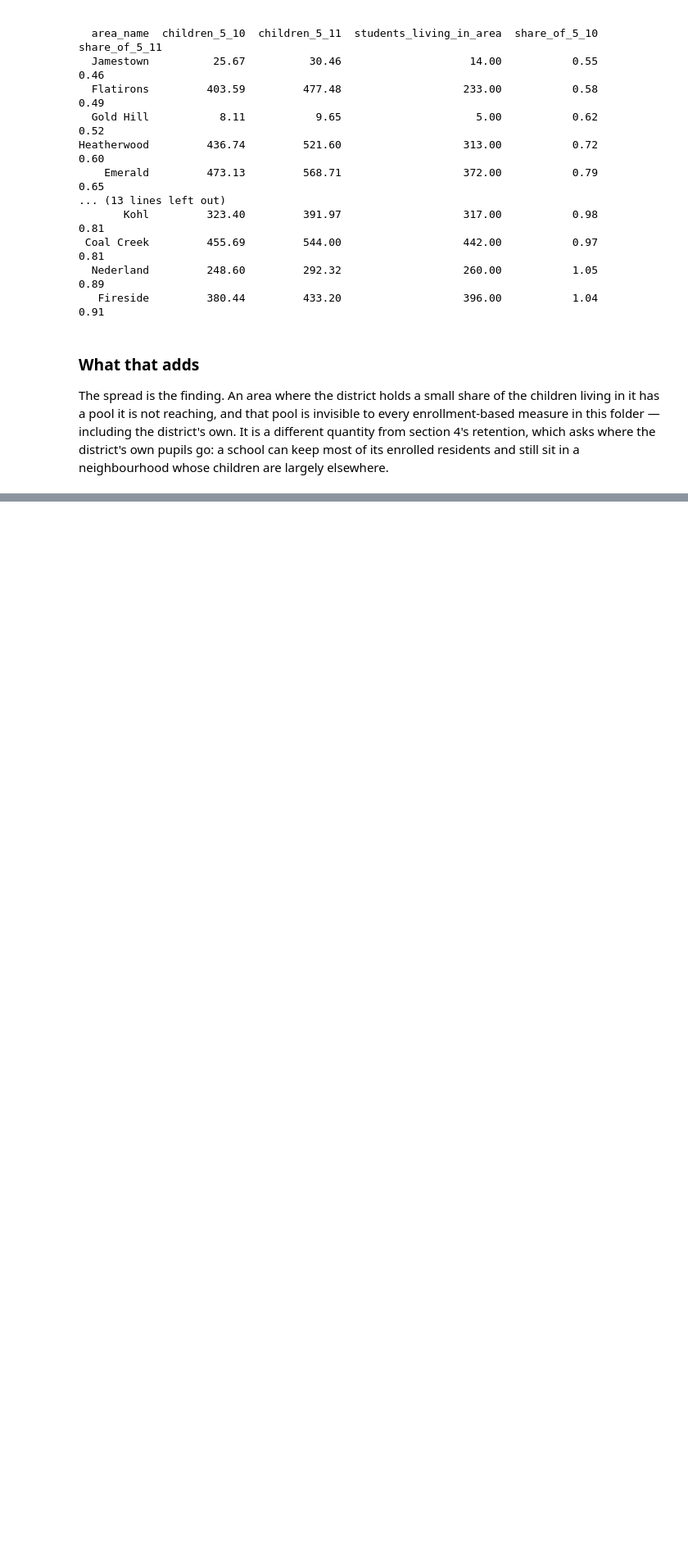
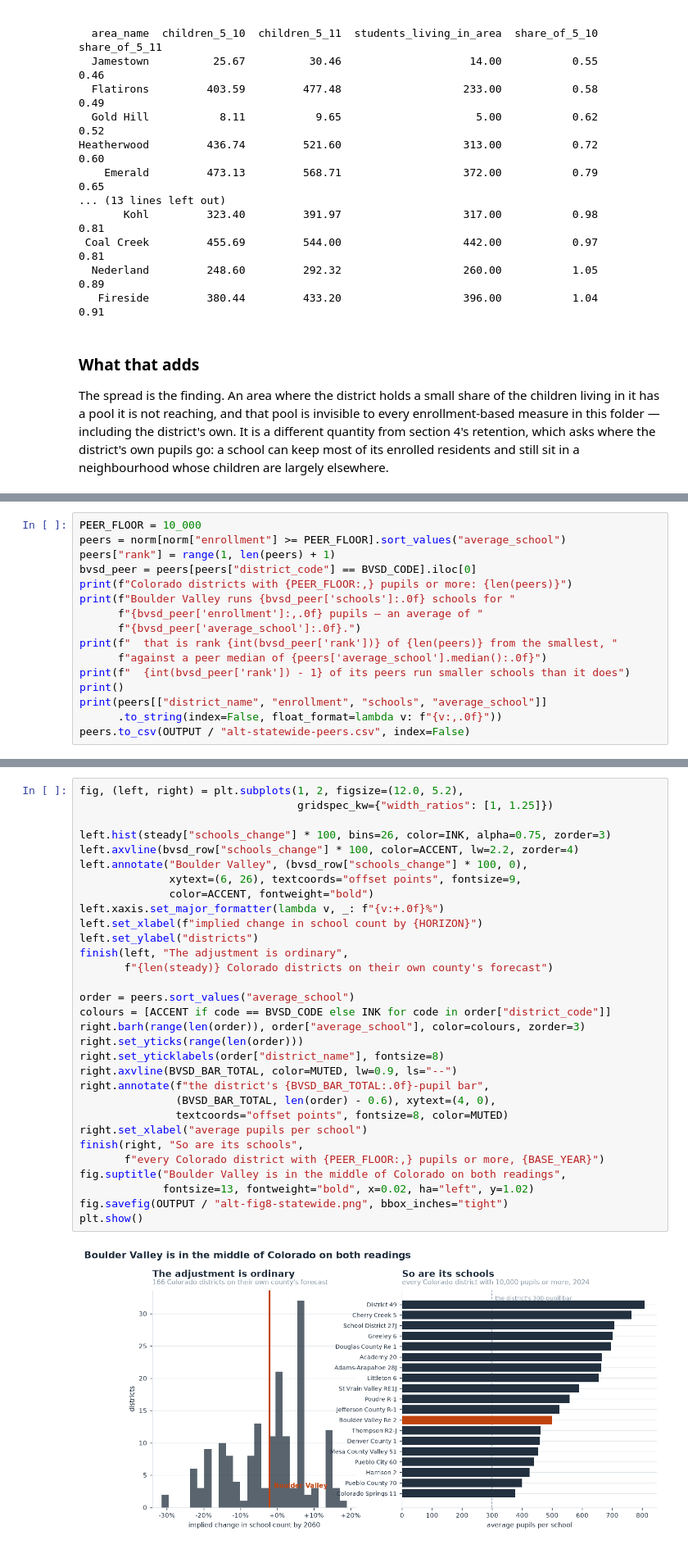
Before and after one commit to brianckeegan/charting-boulder, a Jupyter notebook: 2026-10-alternatives/alternatives-analysis.ipynb, the cells around one changed output, grey strips where cells are left out. Shown at 82% size. Cells and saved outputs as stored; diff of their text form; blank space fills up the shorter version.

```diff
--- a/2026-10-alternatives/alternatives-analysis.ipynb
+++ b/2026-10-alternatives/alternatives-analysis.ipynb
@@ -1634,0 +1782,16 @@ largely elsewhere.
+# %%
+PEER_FLOOR = 10_000
+peers = norm[norm["enrollment"] >= PEER_FLOOR].sort_values("average_school")
+peers["rank"] = range(1, len(peers) + 1)
+bvsd_peer = peers[peers["district_code"] == BVSD_CODE].iloc[0]
+print(f"Colorado districts with {PEER_FLOOR:,} pupils or more: {len(peers)}")
+print(f"Boulder Valley runs {bvsd_peer['schools']:.0f} schools for "
+      f"{bvsd_peer['enrollment']:,.0f} pupils — an average of "
+      f"{bvsd_peer['average_school']:.0f}.")
+print(f"  that is rank {int(bvsd_peer['rank'])} of {len(peers)} from the smallest, "
+      f"against a peer median of {peers['average_school'].median():.0f}")
+print(f"  {int(bvsd_peer['rank']) - 1} of its peers run smaller schools than it does")
+print()
+print(peers[["district_name", "enrollment", "schools", "average_school"]]
+      .to_string(index=False, float_format=lambda v: f"{v:,.0f}"))
+peers.to_csv(OUTPUT / "alt-statewide-peers.csv", index=False)
@@ -1634,0 +1816,33 @@ largely elsewhere.
+# %%
+fig, (left, right) = plt.subplots(1, 2, figsize=(12.0, 5.2),
+                                  gridspec_kw={"width_ratios": [1, 1.25]})
+
+left.hist(steady["schools_change"] * 100, bins=26, color=INK, alpha=0.75, zorder=3)
+left.axvline(bvsd_row["schools_change"] * 100, color=ACCENT, lw=2.2, zorder=4)
+left.annotate("Boulder Valley", (bvsd_row["schools_change"] * 100, 0),
+              xytext=(6, 26), textcoords="offset points", fontsize=9,
+              color=ACCENT, fontweight="bold")
+left.xaxis.set_major_formatter(lambda v, _: f"{v:+.0f}%")
+left.set_xlabel(f"implied change in school count by {HORIZON}")
+left.set_ylabel("districts")
+finish(left, "The adjustment is ordinary",
+       f"{len(steady)} Colorado districts on their own county's forecast")
+
+order = peers.sort_values("average_school")
+colours = [ACCENT if code == BVSD_CODE else INK for code in order["district_code"]]
+right.barh(range(len(order)), order["average_school"], color=colours, zorder=3)
+right.set_yticks(range(len(order)))
+right.set_yticklabels(order["district_name"], fontsize=8)
+right.axvline(BVSD_BAR_TOTAL, color=MUTED, lw=0.9, ls="--")
+right.annotate(f"the district's {BVSD_BAR_TOTAL:.0f}-pupil bar",
+               (BVSD_BAR_TOTAL, len(order) - 0.6), xytext=(4, 0),
+               textcoords="offset points", fontsize=8, color=MUTED)
+right.set_xlabel("average pupils per school")
+finish(right, "So are its schools",
+       f"every Colorado district with {PEER_FLOOR:,} pupils or more, {BASE_YEAR}")
+fig.suptitle("Boulder Valley is in the middle of Colorado on both readings",
+             fontsize=13, fontweight="bold", x=0.02, ha="left", y=1.02)
+fig.savefig(OUTPUT / "alt-fig8-statewide.png", bbox_inches="tight")
+plt.show()
+# %% [output]
+[figure, added]
```
Also changed, not shown: parts of 9 cells of this notebook, 9 other files.
